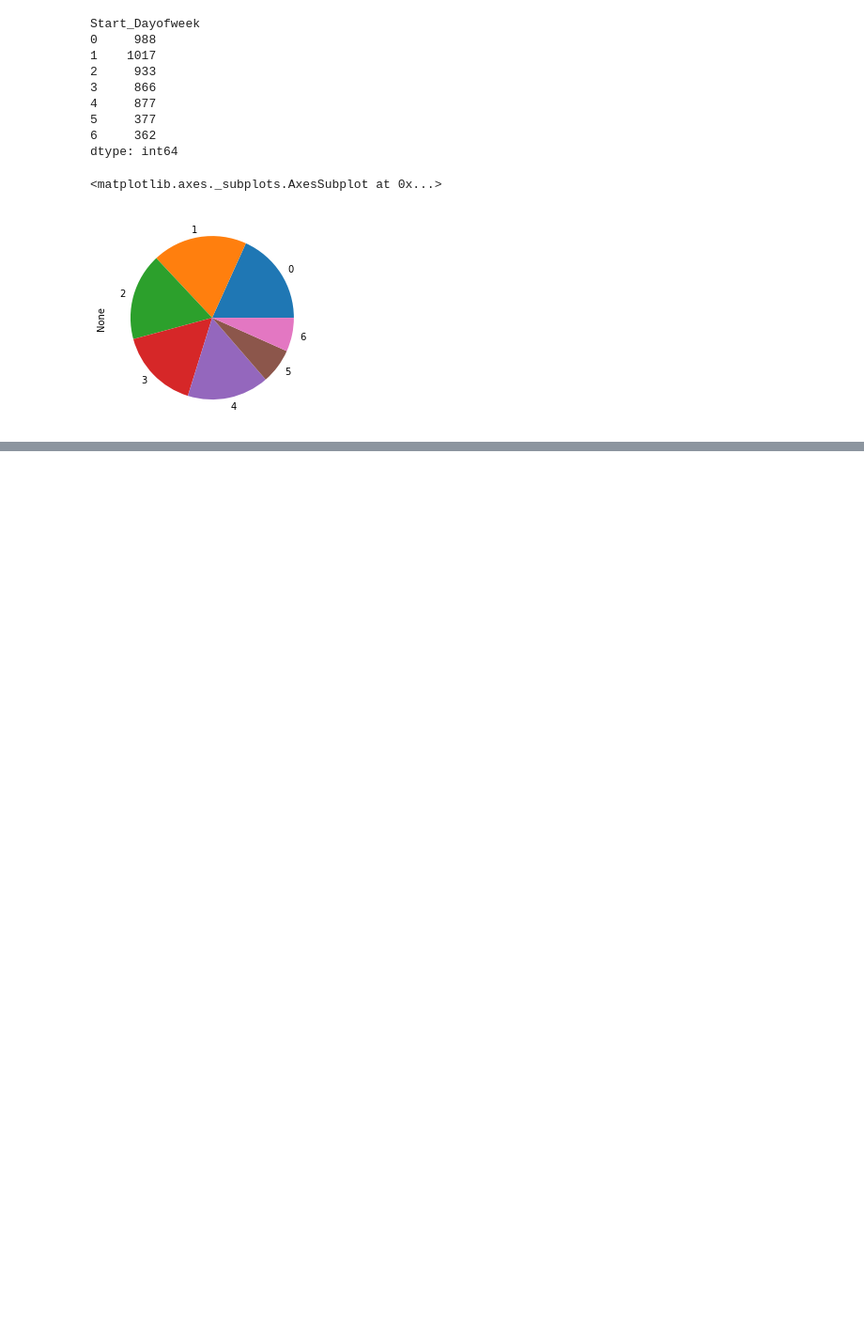
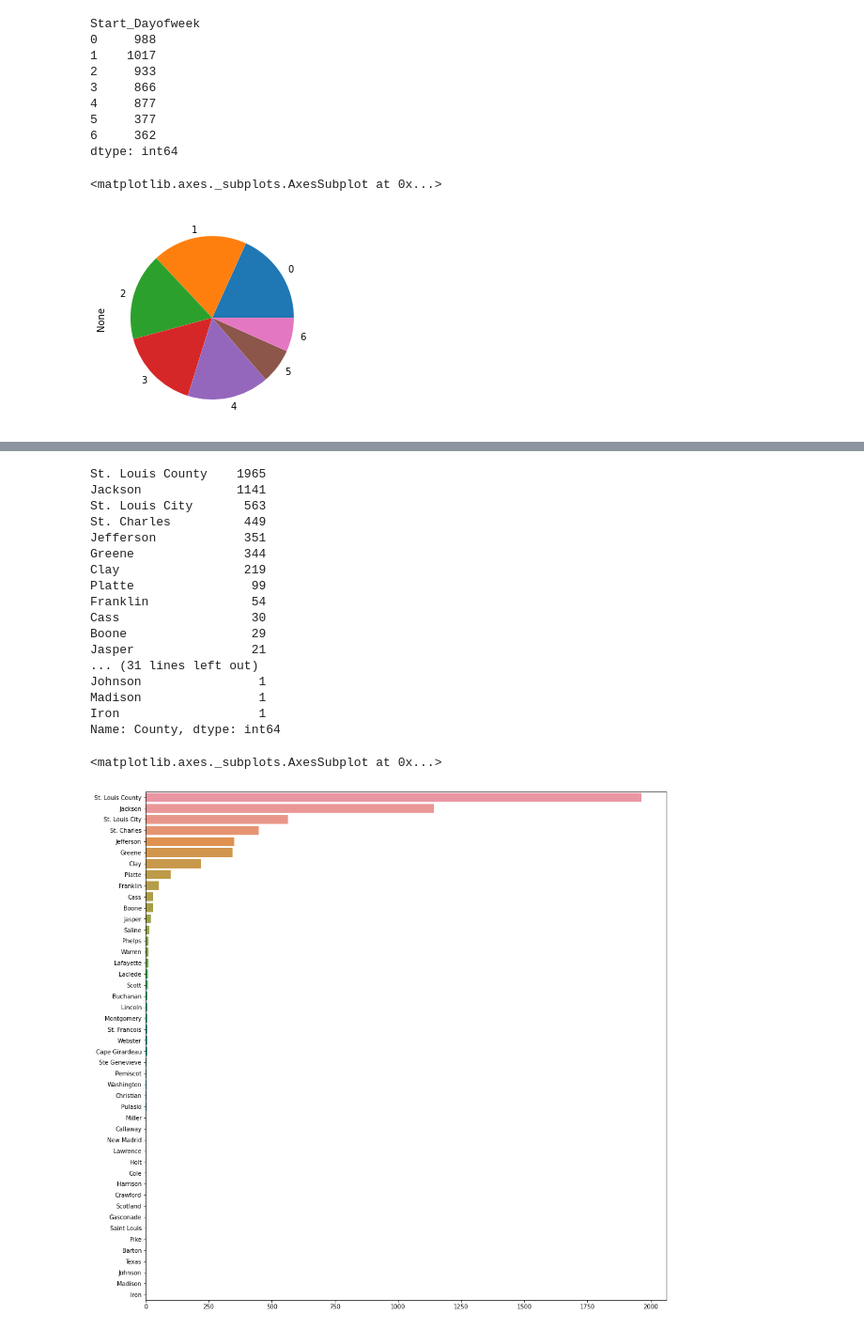
Before and after one commit to AjKovice/IST5520-Group-8, a Jupyter notebook: G8_Project Proposal_IST5520.ipynb, the cells around one changed output, grey strips where cells are left out. Shown at 94% size. Cells and saved outputs as stored; diff of their text form; code cells hidden in the pictures; blank space fills up the shorter version.

```diff
--- a/G8_Project Proposal_IST5520.ipynb
+++ b/G8_Project Proposal_IST5520.ipynb
@@ -461,0 +472,26 @@ dat.groupby(['Start_Dayofweek']).size().plot.pie()
+# %%
+# Accidents per County
+County = dat.County.value_counts()
+print(County)
+plt.figure(figsize=(16, 16))
+sns.barplot(County.values, County.index)
+# %% [output]
+St. Louis County    1965
+Jackson             1141
+St. Louis City       563
+St. Charles          449
+Jefferson            351
+Greene               344
+Clay                 219
+Platte                99
+Franklin              54
+Cass                  30
+Boone                 29
+Jasper                21
+... (31 lines left out)
+Johnson                1
+Madison                1
+Iron                   1
+Name: County, dtype: int64
+<matplotlib.axes._subplots.AxesSubplot at 0x...>
+[figure, added]
```
Also changed, not shown: parts of 9 cells of this notebook.
